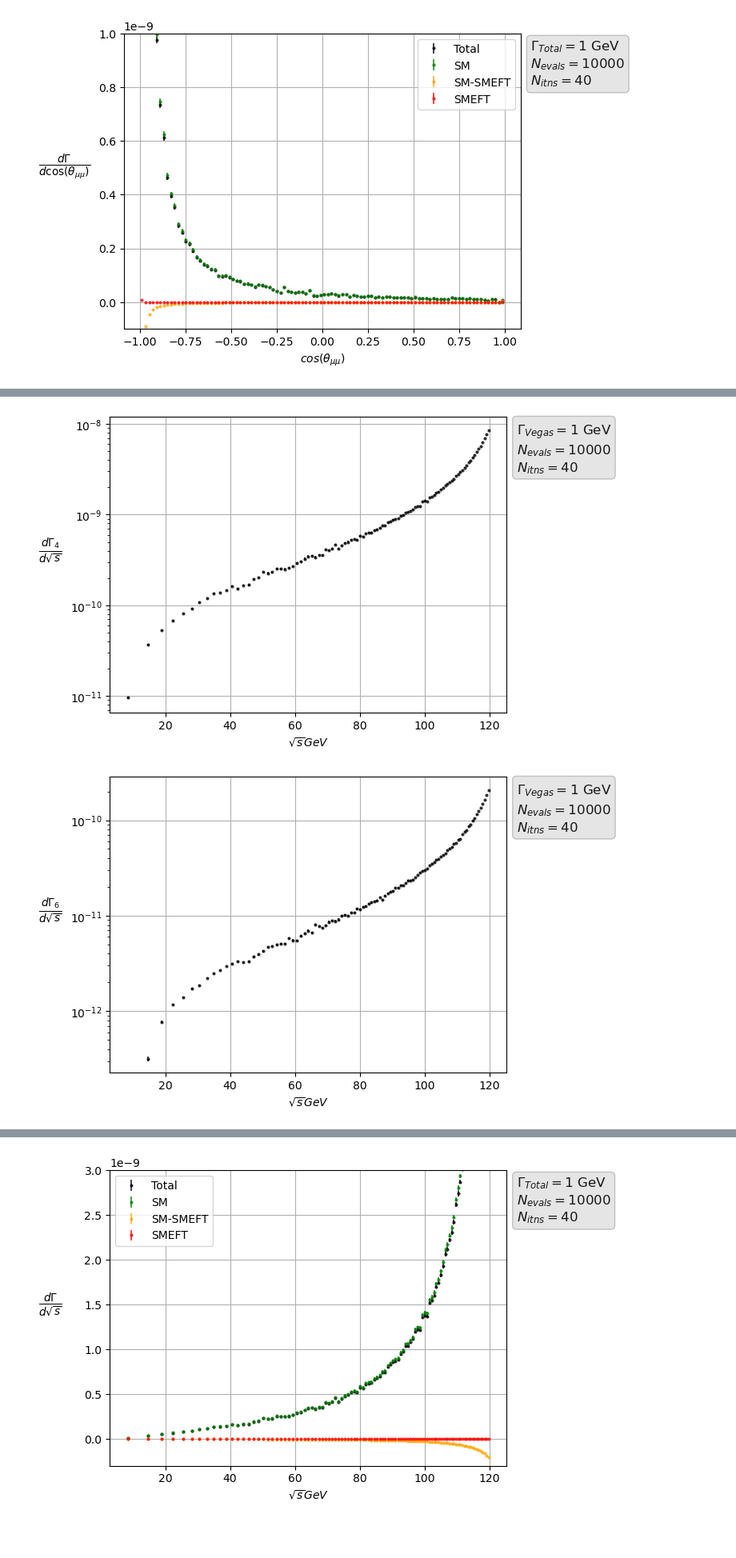
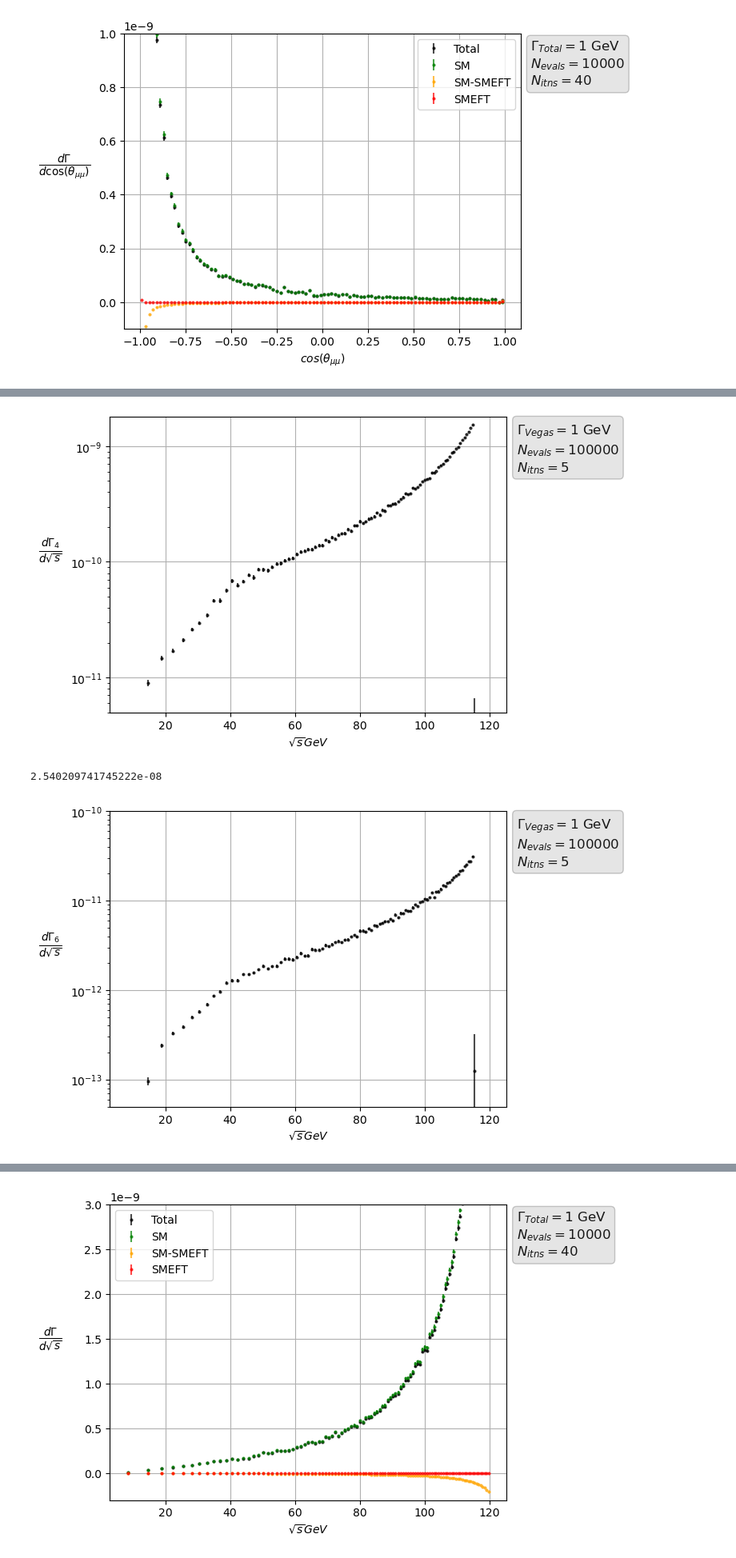
Before and after one commit to lucatocci/Masters, a Jupyter notebook: Masters Project/Master Gen.ipynb, the cells around one changed output, grey strips where cells are left out. Shown: that part at 80% size. Cells and saved outputs as stored; diff of their text form; code cells hidden in the pictures; blank space fills up the shorter version.

```diff
--- a/Masters Project/Master Gen.ipynb
+++ b/Masters Project/Master Gen.ipynb
@@ -836,12 +833,13 @@ Vegas Cross-Section = 2.1547498932885092e-15 +/ 5.630431343290746e-20
 # %%
 m = m_m
-E_phot_min = 5 #GeV
+k = 0.1
+E_phot_min = 5
 s_min_fix = 4 * m ** 2
-s_max_fix = m_h ** 2 - 2 * m_h * E_phot_min
-t_min_fix = t_min(s_max_fix, m)
+s_max_fix = m_h ** 2
+t_min_fix = m ** 2
 t_max_fix = (m_h - m) ** 2
-nitns = 40
-nevals = 10 ** 4
+nitns = 5
+nevals = 10 ** 5
 bins = 100
 
 def total_s8_10(x):
@@ -858,7 +856,16 @@ def total_s8_10(x):
     dI_8_10cos_alt = np.zeros(bins, dtype=float)
     dr_cos_alt = 2 / len(dI_8_10cos_alt)
 
-    I_8_10 = (s_max_fix - s_min_fix) * (t_max(s_subs, m_m) - t_min(s_subs, m_m)) * (diff_decay2(s_subs, t_subs, m, C_eB, C_eW, C_AA, C_AZ, C_eH, sin, cos)[10])
+    #I_8_10 = (s_max_fix - s_min_fix) * (t_max(s_subs, m_m) - t_min(s_subs, m_m)) * (diff_decay2(s_subs, t_subs, m, C_eB, C_eW, C_AA, C_AZ, C_eH, sin, cos)[10])
+
+    if m_h ** 2 - 2 * m_h * E_phot_min >= s_subs >= (k * m_h) ** 2 and u >= (k * m_h) ** 2 and t_subs >= (k * m_h) ** 2 and E_phot(m, s_subs) > 5 and ((E_l(m, u) > 25 and E_lbar(m, t_subs) > 7) or (E_lbar(m, t_subs) > 25 and E_l(m, u) > 7)):
+
+        I_8_10 = (s_max_fix - s_min_fix) * (t_max(s_subs, m_m) - t_min(s_subs, m_m)) * (diff_decay2(s_subs, t_subs, m, C_eB, C_eW, C_AA, C_AZ, C_eH, sin, cos)[10])
+
+    else:
+
+        I_8_10 = 0
+
     j = int((s_subs - s_min_fix) / dr)
     j_t = int((t_subs - t_min_fix) / dr_t)
 
@@ -881,5 +888,6 @@ print('Sum(dI/I) =', sum(total_rate8_10['dI_8_10']) / total_rate8_10['I_8_10'])
 
 computed_8_10 = total_rate8_10['I_8_10'].mean
 error_8_10 = total_rate8_10['I_8_10'].sdev
+rick.dump([computed_8_10, error_8_10], open('I_8_10_result', 'wb'))
 print('Vegas Cross-Section = '+str(computed_8_10)+' +/ '+str(error_8_10)+'')
 # %% [output]
@@ -1147,8 +1148,6 @@ for i in range(0, bins):
 for i in range(0, bins):
     dI_cos += [total_rate4['dI_4cos'][i].mean + total_rate6_1['dI_6_1cos'][i].mean + total_rate6_2['dI_6_2cos'][i].mean + total_rate6_3['dI_6_3cos'][i].mean + total_rate6_4['dI_6_4cos'][i].mean+ total_rate8_5['dI_8_5cos'][i].mean + total_rate8_6['dI_8_6cos'][i].mean + total_rate8_7['dI_8_7cos'][i].mean + total_rate8_8['dI_8_8cos'][i].mean+ total_rate8_9['dI_8_9cos'][i].mean + total_rate8_10['dI_8_10cos'][i].mean]
     dI_cos_errs += [total_rate4['dI_4cos'][i].sdev + total_rate6_1['dI_6_1cos'][i].sdev + total_rate6_2['dI_6_2cos'][i].sdev + total_rate6_3['dI_6_3cos'][i].sdev + total_rate6_4['dI_6_4cos'][i].sdev+ total_rate8_5['dI_8_5cos'][i].sdev + total_rate8_6['dI_8_6cos'][i].sdev + total_rate8_7['dI_8_7cos'][i].sdev + total_rate8_8['dI_8_8cos'][i].sdev+ total_rate8_9['dI_8_9cos'][i].sdev + total_rate8_10['dI_8_10cos'][i].sdev]
-
-#rick.dump([dI_cos,dI_cos_errs], open('I_cos_mas_sep1', 'wb'))
 
 norm = 2 / bins
 keV = 10 ** 6
@@ -1167,6 +1166,7 @@ props = dict(boxstyle='round', facecolor='gray', alpha=0.2)
 ax.text(1.025, 0.98, textstr, transform=ax.transAxes, fontsize=12, alpha = 0.9,
         verticalalignment='top', bbox=props)
 
+plt.ylim(0.5 * 10**-2, 0.8 * 10**-1)
 plt.yscale('log')
 plt.ylabel(r'$\frac{d\Gamma[keV]}{d\cos(\theta_{\mu\gamma})}$', rotation = '0', fontsize = 14)
 ax.yaxis.set_label_coords(-0.15, 0.5)
@@ -1345,6 +1347,7 @@ props = dict(boxstyle='round', facecolor='gray', alpha=0.2)
 ax.text(1.025, 0.98, textstr, transform=ax.transAxes, fontsize=12, alpha = 0.9,
         verticalalignment='top', bbox=props)
 
+plt.ylim(0.5 * 10**-4, 0.8 * 10**0)
 plt.yscale('log')
 plt.ylabel(r'$\frac{d\Gamma[keV]}{d\cos(\theta_{\mu\mu})}$', rotation = '0', fontsize = 14)
 ax.yaxis.set_label_coords(-0.15, 0.5)
@@ -1593,15 +1596,17 @@ ax.text(1.025, 0.98, textstr, transform=ax.transAxes, fontsize=12, alpha = 0.9,
         verticalalignment='top', bbox=props)
 
 plt.yscale('log')
-
+plt.ylim(0.5 * 10**-11, 1.8 * 10**-9)
 plt.ylabel(r'$\frac{d\Gamma_{4}}{d\sqrt{s}}$', rotation = '0', fontsize = 14)
 ax.yaxis.set_label_coords(-0.15, 0.5)
 plt.xlabel(r'$\sqrt{s} GeV$')
-#plt.ylim(10**-10, 10**-6)
-#plt.xlim(0, 130)
 plt.show()
 # %% [output]
-[figure, old version]
+[figure, new version]
+# %%
+np.sum(total_rate4['dI_4']).mean
+# %% [output]
+2.540209741745222e-08
 # %%
 m = m_m
 E_phot_min = 5 #GeV
@@ -1625,37 +1630,35 @@ sdbins = []
 for i in range(0, bins):
     sdbins += [sbins[i + 1] ** 0.5 - sbins[i] ** 0.5]
 
 for i in range(0, bins):
     dI_6s += [(total_rate6_1['dI_6_1'][i].mean + total_rate6_2['dI_6_2'][i].mean + total_rate6_3['dI_6_3'][i].mean + total_rate6_4['dI_6_4'][i].mean) / sdbins[i]]
     dI_6errs += [(total_rate6_1['dI_6_1'][i].sdev + total_rate6_2['dI_6_2'][i].sdev + total_rate6_3['dI_6_3'][i].sdev + total_rate6_4['dI_6_4'][i].sdev) / sdbins[i]]
 
 sqs = np.array(ss) ** 0.5
 
 fig, ax = plt.subplots()
 
 ax.errorbar(sqs, -np.array(dI_6s), color = 'black', alpha = 0.7,
             ls = 'None', markersize = 4, marker = '.', label = 'Vegas', yerr = np.array(dI_6errs))
 
 plt.grid()
 textstr = '\n'.join((
     r'$\Gamma_{Vegas}=$' +str(round(1, 11))+ ' GeV',
     r'$N_{evals}=$' +str(nevals)+ '',
     r'$N_{itns}=$' +str(nitns)+ ''))
 
 props = dict(boxstyle='round', facecolor='gray', alpha=0.2)
 ax.text(1.025, 0.98, textstr, transform=ax.transAxes, fontsize=12, alpha = 0.9,
         verticalalignment='top', bbox=props)
 
 plt.yscale('log')
-
+plt.ylim(0.5 * 10**-13, 10**-10)
 plt.ylabel(r'$\frac{d\Gamma_{6}}{d\sqrt{s}}$', rotation = '0', fontsize = 14)
 ax.yaxis.set_label_coords(-0.15, 0.5)
 plt.xlabel(r'$\sqrt{s} GeV$')
-#plt.ylim(-10**-14, 5 * 10**-13)
-#plt.xlim(0, 130)
 plt.show()
 # %% [output]
-[figure, old version]
+[figure, new version]
 # %%
 m = m_m
 E_phot_min = 5 #GeV
```
Also changed, not shown: parts of 27 cells of this notebook, 4 other files.
